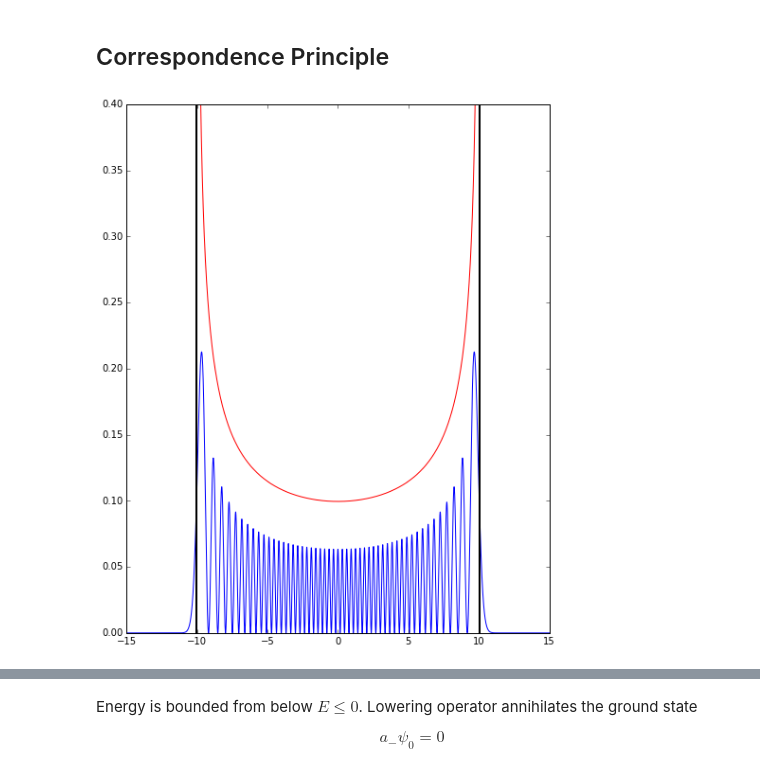
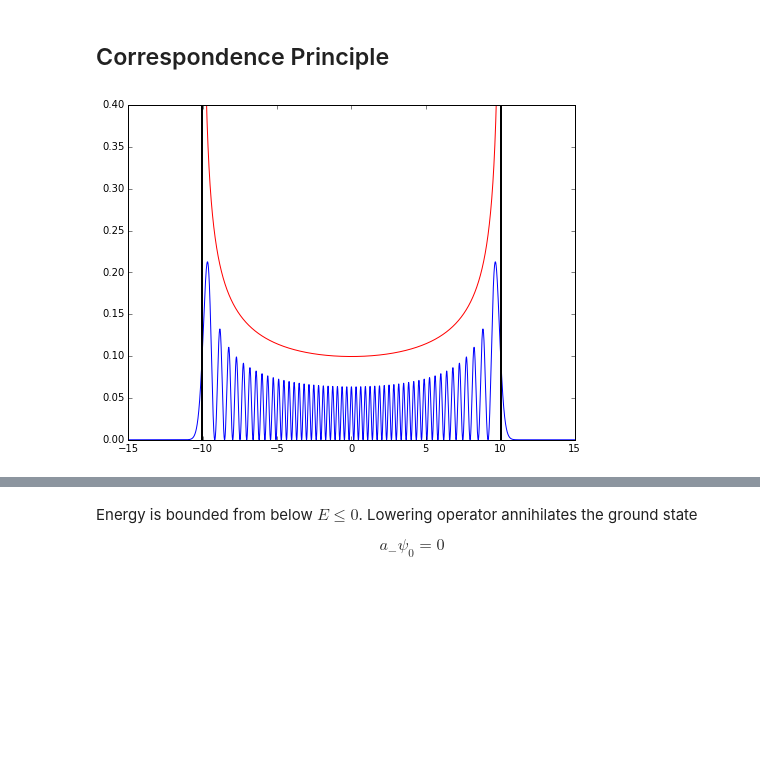
Before and after one commit to yingjerkao/quantumphysics, a Jupyter notebook: SHO.ipynb, the cells around one changed output, grey strips where cells are left out. Saved outputs shown, nothing was run; the diff lists cells and outputs as text; code cells hidden in the pictures; blank space fills up the shorter version.

```diff
--- a/SHO.ipynb
+++ b/SHO.ipynb
@@ -23,29 +23,29 @@ init_printing(use_latex='mathjax')
 # %%
 var('n',integer=True)
 var('omega m x')
 @interact(n=(0,50))
 def SHO_psi(n):
     y_max=0.4
     # Use the solution in qho_1d and set m=omeg=hbar=1
     f=lambdify(x,qho_1d.psi_n(n,x,m,omega).subs(omega,1).subs(m,1).subs(qho_1d.hbar,1),"numpy")
-    fig=plt.figure(figsize=(8,10))
+    fig=plt.figure(figsize=(8,6))
     ax=fig.add_subplot(111)
     x_pts=np.linspace(-15,15,100000)
     # Quantum probability
     ax.plot(x_pts,abs(f(x_pts))**2)
 
 
     # Classical turning points
     A=float(sqrt(2*qho_1d.E_n(n,omega).subs(omega,1).subs(m,1).subs(qho_1d.hbar,1)))
     # Avoid infinity exactly at turning point
     d=0.0001
     x_pts=np.linspace(-A+d,A-d,10000)
     # Classical probbility
     ax.plot(x_pts,1./np.sqrt(A*A-x_pts*x_pts),'r')
 
     ax.plot((-A,-A),(0,y_max),'k',lw=2)
     ax.plot((A,A),(0,y_max),'k',lw=2)
     ax.set_ylim([0,y_max])
 # %% [output]
-[figure, old version]
+[figure, new version]
 # %% [markdown]
```
Also changed, not shown: parts of 13 cells of this notebook.
